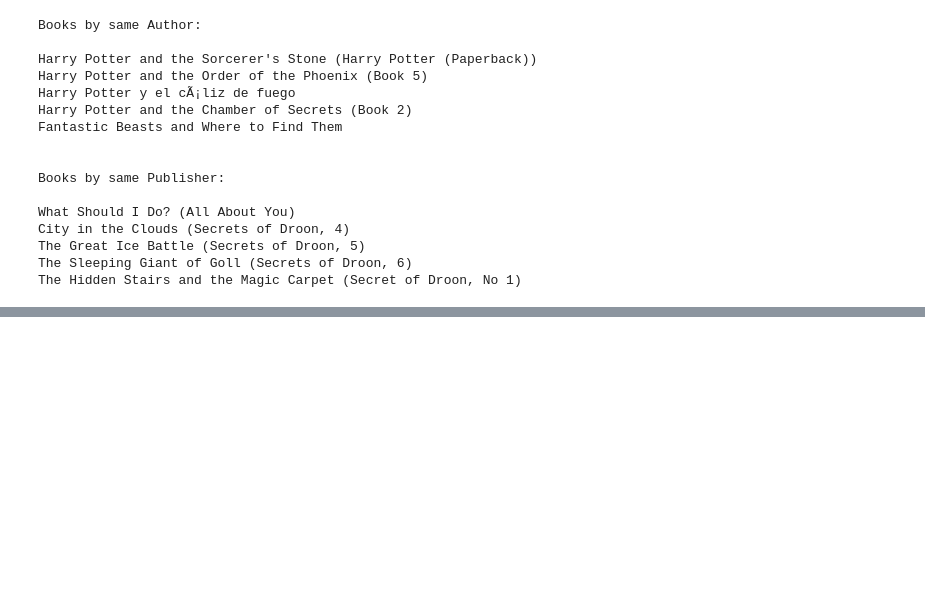
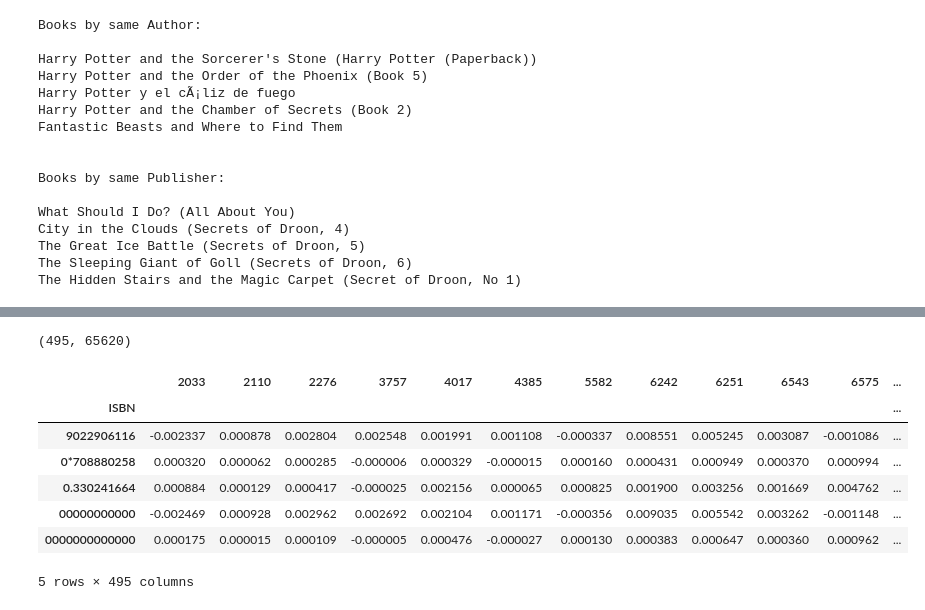
Before and after one commit to Subhajit53/Book-Recommendation-System, a Jupyter notebook: Book_Recommendation_System_Colab_Notebook.ipynb, the cells around one changed output, grey strips where cells are left out. Cells and saved outputs as stored; diff of their text form; code cells hidden in the pictures; blank space fills up the shorter version.

```diff
--- a/Book_Recommendation_System_Colab_Notebook.ipynb
+++ b/Book_Recommendation_System_Colab_Notebook.ipynb
@@ -637,0 +759,4 @@ The Hidden Stairs and the Magic Carpet (Secret of Droon, No 1)
+# %%
+# Getting list of user ids
+users_ids = list(users_items_pivot_matrix_df.index)
+users_ids[:10]
@@ -637,0 +765,15 @@ The Hidden Stairs and the Magic Carpet (Secret of Droon, No 1)
+# %%
+# The number of factors to factor the user-item matrix.
+NUMBER_OF_FACTORS_MF = 20
+
+#Performs matrix factorization of the original user item matrix
+U, sigma, Vt = svds(users_items_pivot_matrix, k = NUMBER_OF_FACTORS_MF)
+# %%
+print(f'Shape of user-item matrix : {users_items_pivot_matrix.shape}')
+
+print(f'Shape of U : {U.shape}')
+
+sigma = np.diag(sigma)
+print(f'Shape of sigma : {sigma.shape}')
+
+print(f'Shape of Vt : {Vt.shape}')
@@ -637,0 +787,4 @@ The Hidden Stairs and the Magic Carpet (Secret of Droon, No 1)
+# %%
+# Reconstructing the user-item matrix
+all_user_predicted_ratings = np.dot(np.dot(U, sigma), Vt)
+all_user_predicted_ratings
@@ -637,0 +805,18 @@ The Hidden Stairs and the Magic Carpet (Secret of Droon, No 1)
+# %%
+# Checking the shape of the reconstructed matrix
+all_user_predicted_ratings.shape
+# %% [output]
+(495, 65620)
+# %%
+#Converting the reconstructed matrix back to a Pandas dataframe
+cf_preds_df = pd.DataFrame(all_user_predicted_ratings, columns = users_items_pivot_matrix_df.columns, index=users_ids).transpose()
+cf_preds_df.head()
+# %% [output]
+|  | 2033 | 2110 | 2276 | 3757 | 4017 | 4385 | 5582 | 6242 | 6251 | 6543 | 6575 | ... |
+| ISBN |  |  |  |  |  |  |  |  |  |  |  | ... |
+| 9022906116 | -0.002337 | 0.000878 | 0.002804 | 0.002548 | 0.001991 | 0.001108 | -0.000337 | 0.008551 | 0.005245 | 0.003087 | -0.001086 | ... |
+| 0*708880258 | 0.000320 | 0.000062 | 0.000285 | -0.000006 | 0.000329 | -0.000015 | 0.000160 | 0.000431 | 0.000949 | 0.000370 | 0.000994 | ... |
+| 0.330241664 | 0.000884 | 0.000129 | 0.000417 | -0.000025 | 0.002156 | 0.000065 | 0.000825 | 0.001900 | 0.003256 | 0.001669 | 0.004762 | ... |
+| 00000000000 | -0.002469 | 0.000928 | 0.002962 | 0.002692 | 0.002104 | 0.001171 | -0.000356 | 0.009035 | 0.005542 | 0.003262 | -0.001148 | ... |
+| 0000000000000 | 0.000175 | 0.000015 | 0.000109 | -0.000005 | 0.000476 | -0.000027 | 0.000130 | 0.000383 | 0.000647 | 0.000360 | 0.000962 | ... |
+5 rows × 495 columns
```
Also changed, not shown: parts of 24 cells of this notebook.
